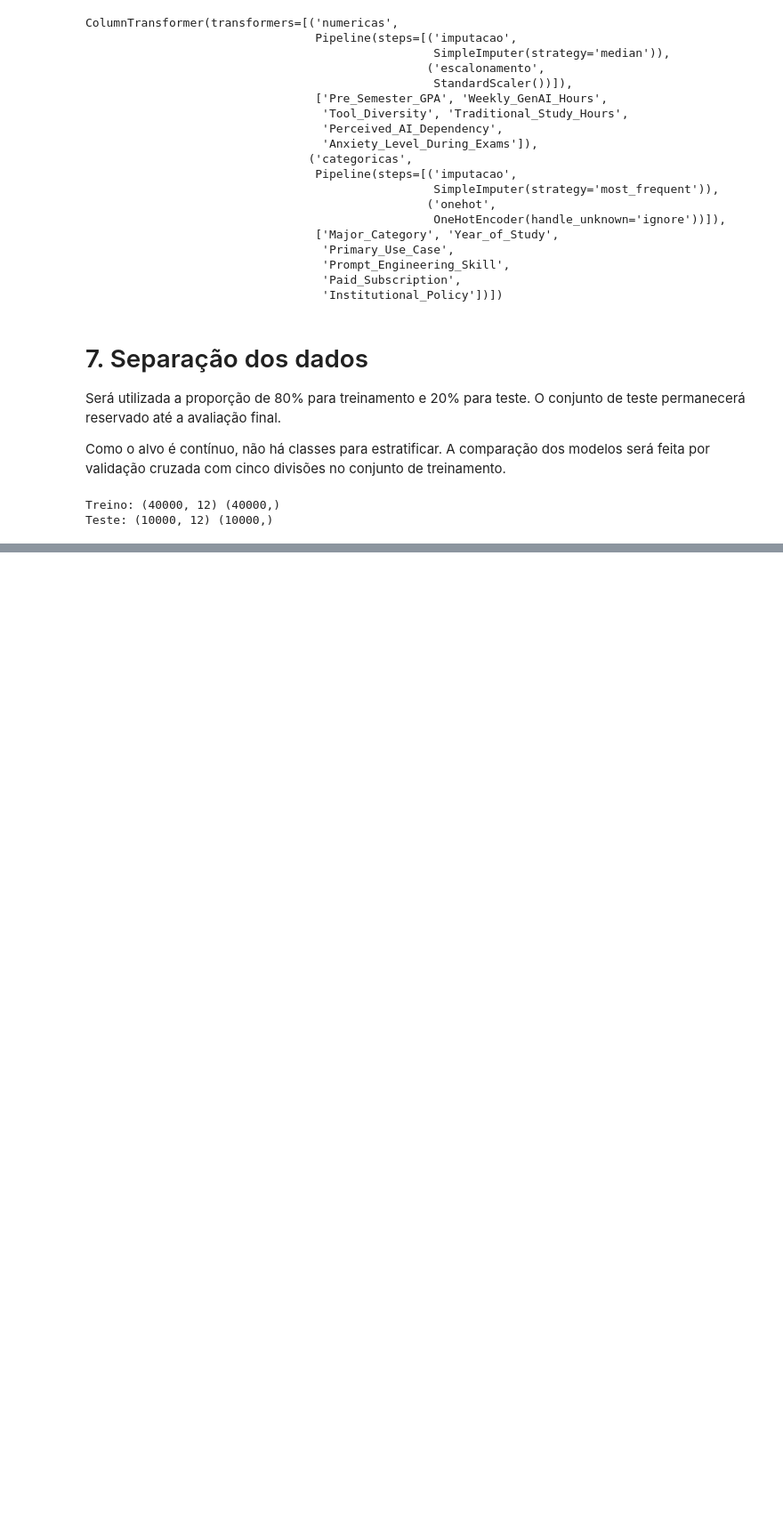
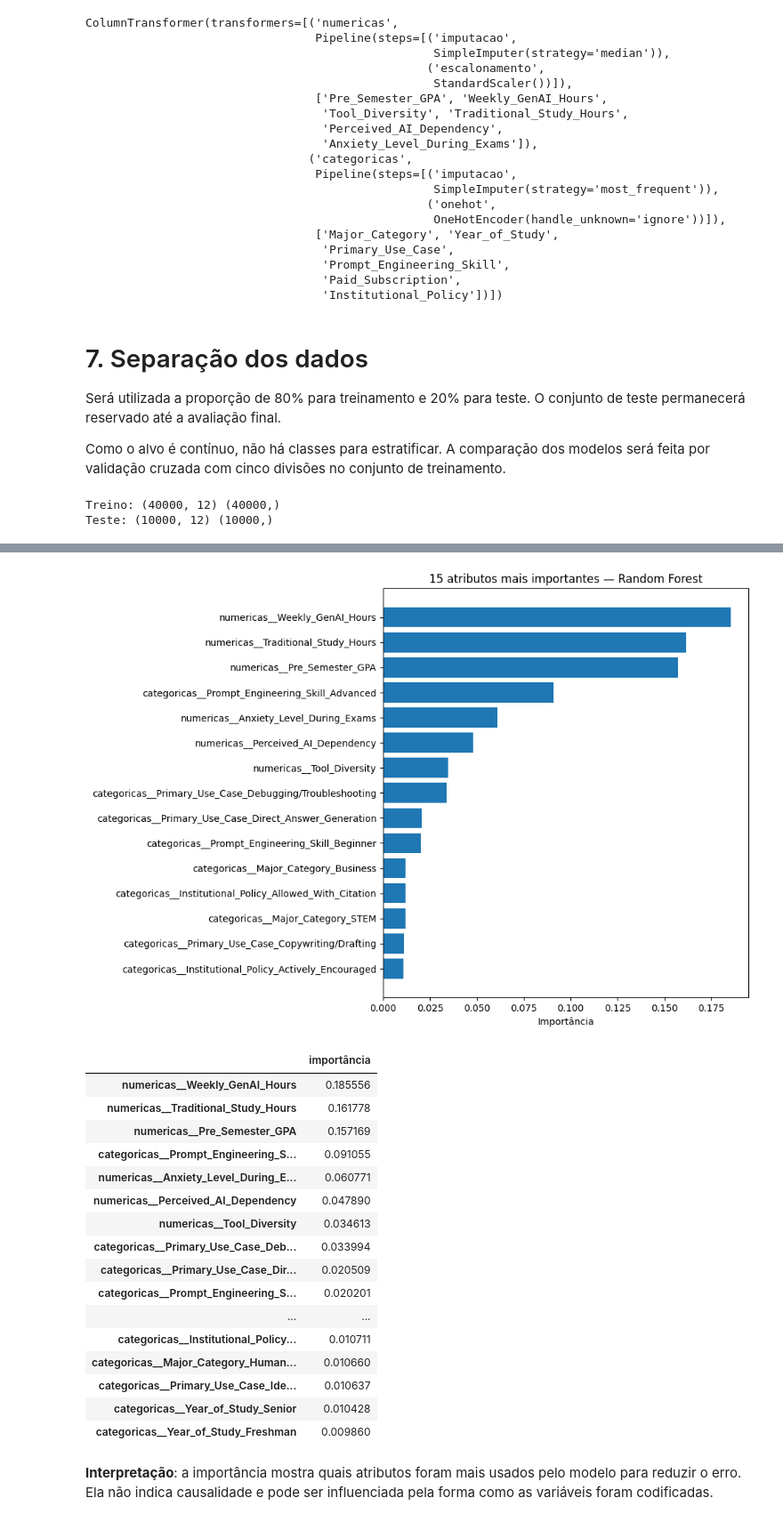
Before and after one commit to thaynagoncalves/projeto-final-IA, a Jupyter notebook: ProjetoFInal_IA.ipynb, the cells around one changed output, grey strips where cells are left out. Shown at 89% size. Saved outputs shown, nothing was run; the diff lists cells and outputs as text; code cells hidden in the pictures; blank space fills up the shorter version.

```diff
--- a/ProjetoFInal_IA.ipynb
+++ b/ProjetoFInal_IA.ipynb
@@ -614,0 +866,44 @@ Teste: (10000, 12) (10000,)
+# %%
+modelo_treinado = modelo_final.named_steps["modelo"]
+preprocessador_treinado = modelo_final.named_steps["preprocessamento"]
+
+if hasattr(modelo_treinado, "feature_importances_"):
+    nomes_atributos = preprocessador_treinado.get_feature_names_out()
+    importancias = pd.Series(
+        modelo_treinado.feature_importances_,
+        index=nomes_atributos
+    ).sort_values(ascending=False)
+
+    top_importancias = importancias.head(15).sort_values()
+
+    fig, ax = plt.subplots(figsize=(10, 7))
+    ax.barh(top_importancias.index, top_importancias.values)
+    ax.set_title(f"15 atributos mais importantes — {nome_melhor_modelo}")
+    ax.set_xlabel("Importância")
+    plt.tight_layout()
+    plt.show()
+
+    display(importancias.head(20).to_frame("importância"))
+else:
+    print("O modelo final não possui feature_importances_.")
+# %% [output]
+[figure, added]
+|  | importância |
+| numericas__Weekly_GenAI_Hours | 0.185556 |
+| numericas__Traditional_Study_Hours | 0.161778 |
+| numericas__Pre_Semester_GPA | 0.157169 |
+| categoricas__Prompt_Engineering_S... | 0.091055 |
+| numericas__Anxiety_Level_During_E... | 0.060771 |
+| numericas__Perceived_AI_Dependency | 0.047890 |
+| numericas__Tool_Diversity | 0.034613 |
+| categoricas__Primary_Use_Case_Deb... | 0.033994 |
+| categoricas__Primary_Use_Case_Dir... | 0.020509 |
+| categoricas__Prompt_Engineering_S... | 0.020201 |
+| ... | ... |
+| categoricas__Institutional_Policy... | 0.010711 |
+| categoricas__Major_Category_Human... | 0.010660 |
+| categoricas__Primary_Use_Case_Ide... | 0.010637 |
+| categoricas__Year_of_Study_Senior | 0.010428 |
+| categoricas__Year_of_Study_Freshman | 0.009860 |
+# %% [markdown]
+**Interpretação**: a importância mostra quais atributos foram mais usados pelo modelo para reduzir o erro. Ela não indica causalidade e pode ser influenciada pela forma como as variáveis foram codificadas.
```
Also changed, not shown: parts of 22 cells of this notebook.
